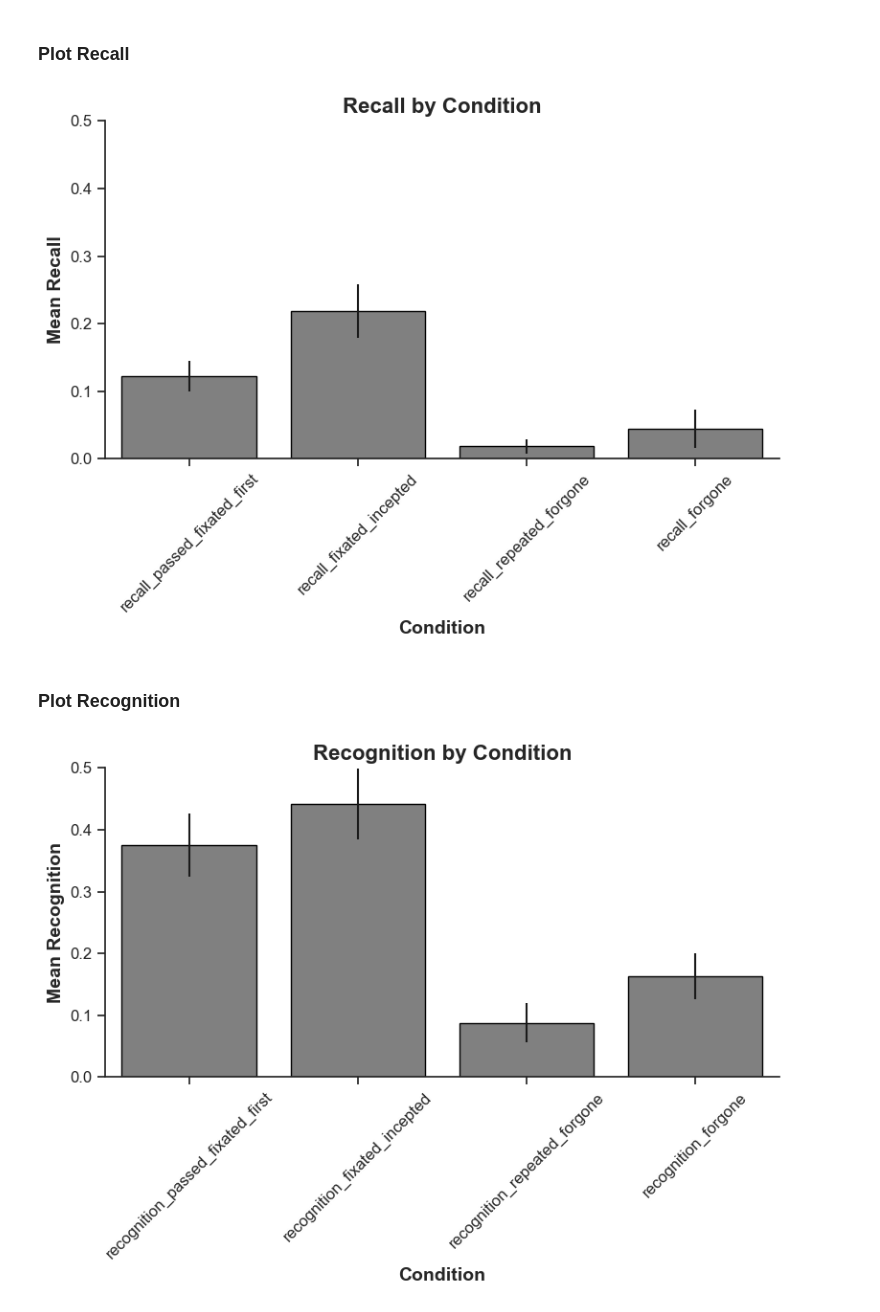
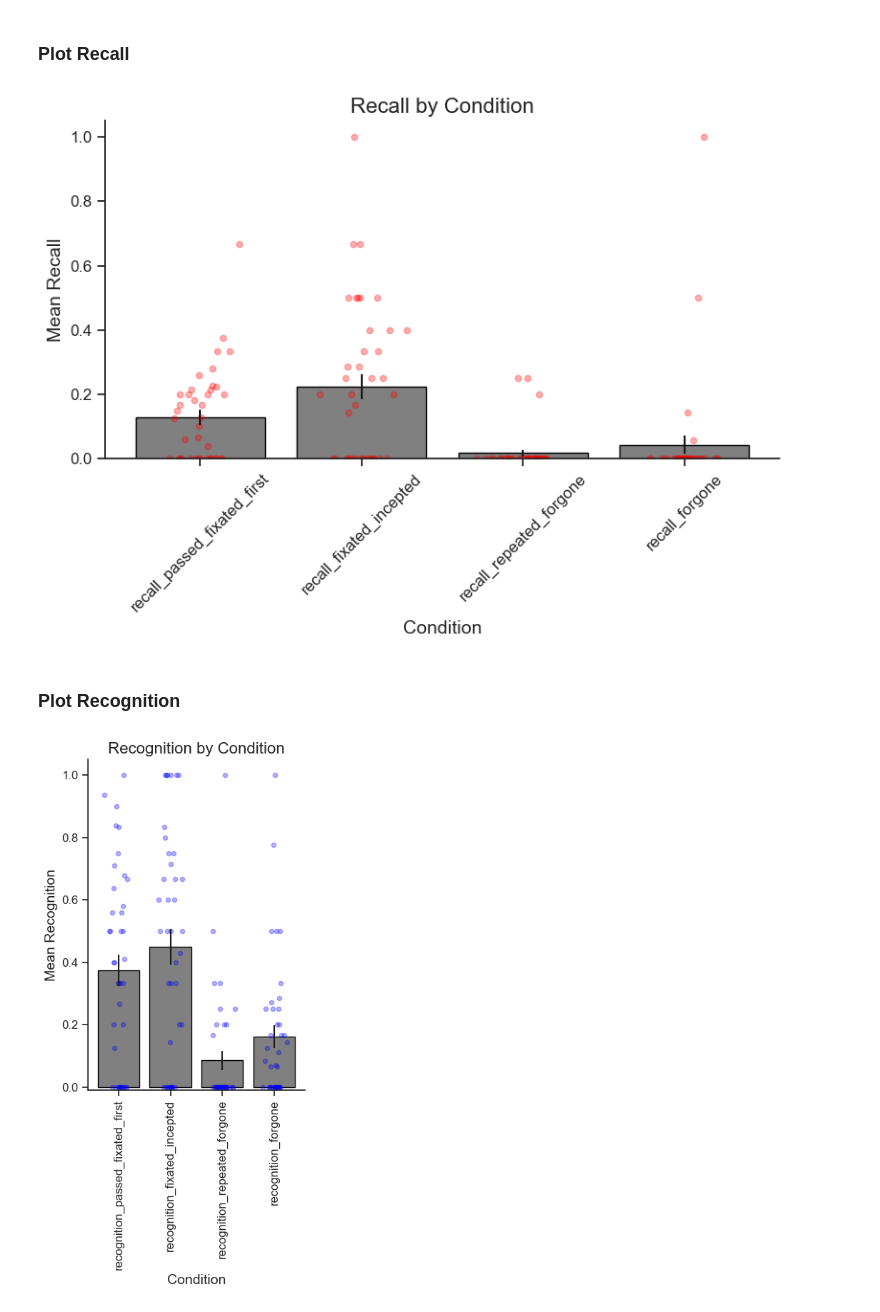
Before and after one commit to nomcomm/vr_billboard_p, a Jupyter notebook: scripts/00_Analysis2.ipynb, the cells around one changed output. Saved outputs shown, nothing was run; the diff lists cells and outputs as text; code cells hidden in the pictures.

```diff
--- a/scripts/00_Analysis2.ipynb
+++ b/scripts/00_Analysis2.ipynb
@@ -30,15 +30,15 @@ billboard_regex = r"billboard_image_\d+"
 # %% [markdown]
 #### Setting up subjects and result data frame
 # %%
-sub_list = [f'sub{str(i).zfill(3)}' for i in range(1, 40)]
+sub_list = [f'sub{str(i).zfill(3)}' for i in range(1, 41)]
 n_subs = len(sub_list)
 print(sub_list[:3])
 
-result_df = pd.DataFrame(np.zeros((n_subs, 9)), columns = ['subj', 'condition',
+result_df = pd.DataFrame(np.zeros((n_subs, 10)), columns = ['subj', 'condition',
                                                           'recall_passed_fixated_first', 'recall_fixated_incepted', 'recall_repeated_forgone', 'recall_forgone',
                                                           'recognition_passed_fixated_first', 'recognition_fixated_incepted', 'recognition_repeated_forgone', 'recognition_forgone',])
 
 result_df['subj'] = sub_list
-result_df.head(3)
+result_df.tail(3)
 # %% [output]
 ['sub001', 'sub002', 'sub003']
@@ -208,48 +208,61 @@ ax = sns.barplot(
     color="grey",
     edgecolor="black")
 
+for i, column in enumerate(columns_to_plot):
+    x_vals = np.random.normal(i, 0.1, size=len(result_df))  # Add jitter with a mean at 'i' and a small std deviation
+    y_vals = result_df[column]
+    plt.scatter(x_vals, y_vals, color="red", alpha=0.3, s=20)  # Customize color, transparency, and size here
+
+
+
 # Customize plot appearance
-ax.set_xlabel("Condition", fontsize=14, weight='bold')
+ax.set_xlabel("Condition", fontsize=14)
 ax.set_xticklabels(ax.get_xticklabels(), rotation=45, ha="center")
-ax.set_ylabel("Mean Recall", fontsize=14, weight='bold')
-ax.set_ylim([0, 0.5])
-ax.set_title("Recall by Condition", fontsize=16, weight='bold')
+ax.set_ylabel("Mean Recall", fontsize=14)
+ax.set_ylim([0, 1.05])
+ax.set_title("Recall by Condition", fontsize=16)
 ax.tick_params(axis='both', which='major', labelsize=12)
 sns.despine()
 plt.tight_layout()
 plt.show()
 # %% [output]
-[figure, old version]
+[figure, new version]
 # %% [markdown]
 ### Plot Recognition
 # %%
 # Select columns to plot
 columns_to_plot = ['recognition_passed_fixated_first', 'recognition_fixated_incepted', 'recognition_repeated_forgone', 'recognition_forgone']
 
 # Calculate means and standard errors (or standard deviations)
 means = result_df[columns_to_plot].mean()
 errors = result_df[columns_to_plot].sem()  # Use .std() for standard deviation if preferred
 
-plt.figure(figsize=(8, 6))
+plt.figure(figsize=(4, 8))
 
 # Create bar plot
 ax = sns.barplot(
     x=means.index,
     y=means.values,
     yerr=errors.values,
     capsize=0.1,
     color="grey",
     edgecolor="black")
 
+for i, column in enumerate(columns_to_plot):
+    x_vals = np.random.normal(i, 0.1, size=len(result_df))  # Add jitter with a mean at 'i' and a small std deviation
+    y_vals = result_df[column]
+    plt.scatter(x_vals, y_vals, color="blue", alpha=0.3, s=20)  # Customize color, transparency, and size here
+
+
 # Customize plot appearance
-ax.set_xlabel("Condition", fontsize=14, weight='bold')
-ax.set_xticklabels(ax.get_xticklabels(), rotation=45, ha="center")
-ax.set_ylabel("Mean Recognition", fontsize=14, weight='bold')
-ax.set_ylim([0, 0.5])
-ax.set_title("Recognition by Condition", fontsize=16, weight='bold')
+ax.set_xlabel("Condition", fontsize=14)
+ax.set_xticklabels(ax.get_xticklabels(), rotation=90, ha="center")
+ax.set_ylabel("Mean Recognition", fontsize=14)
+ax.set_ylim([-0.01, 1.05])
+ax.set_title("Recognition by Condition", fontsize=16)
 ax.tick_params(axis='both', which='major', labelsize=12)
 sns.despine()
 plt.tight_layout()
 plt.show()
 # %% [output]
-[figure, old version]
+[figure, new version]
```
Also changed, not shown: parts of 2 cells of this notebook, 3 other files.
